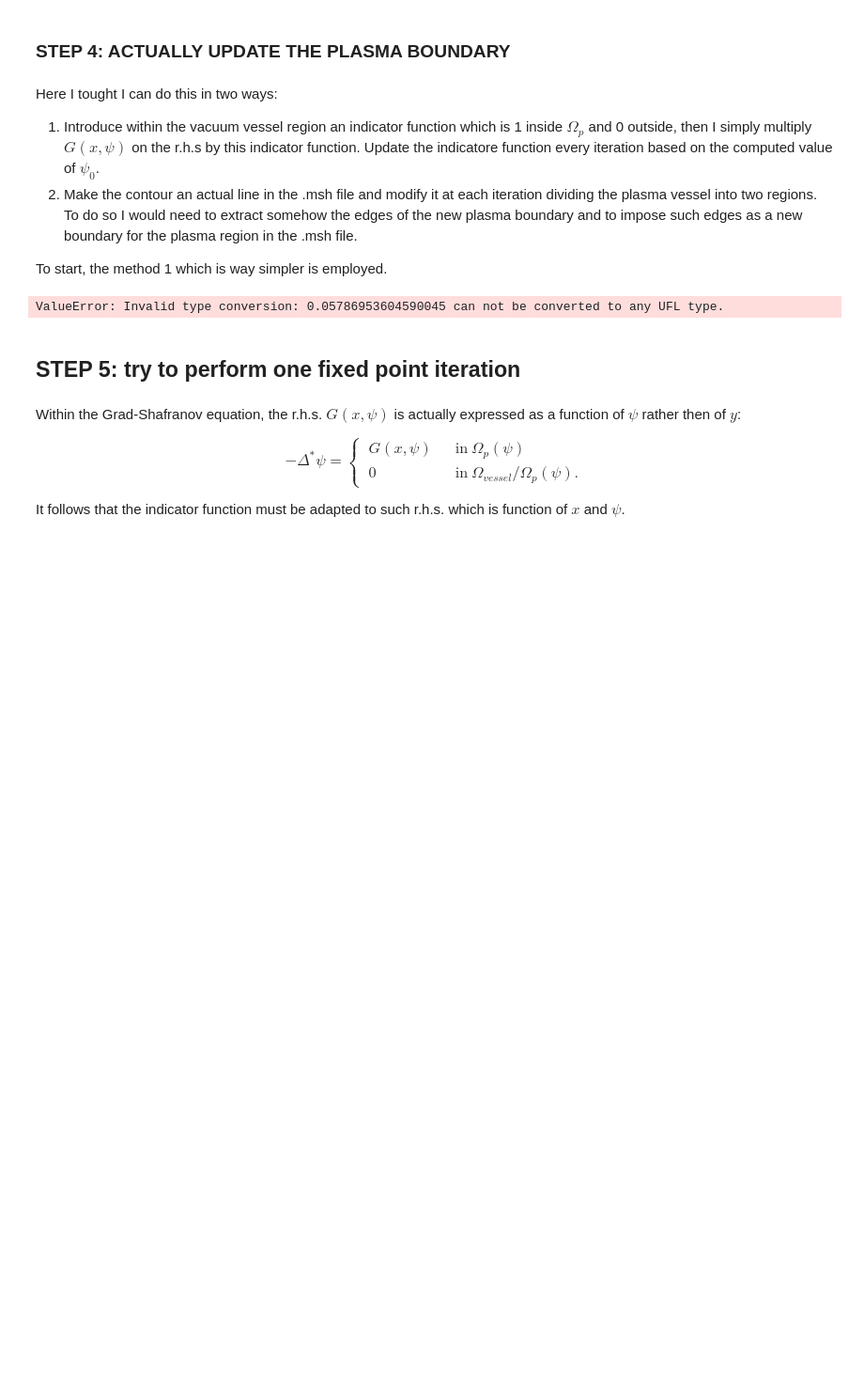
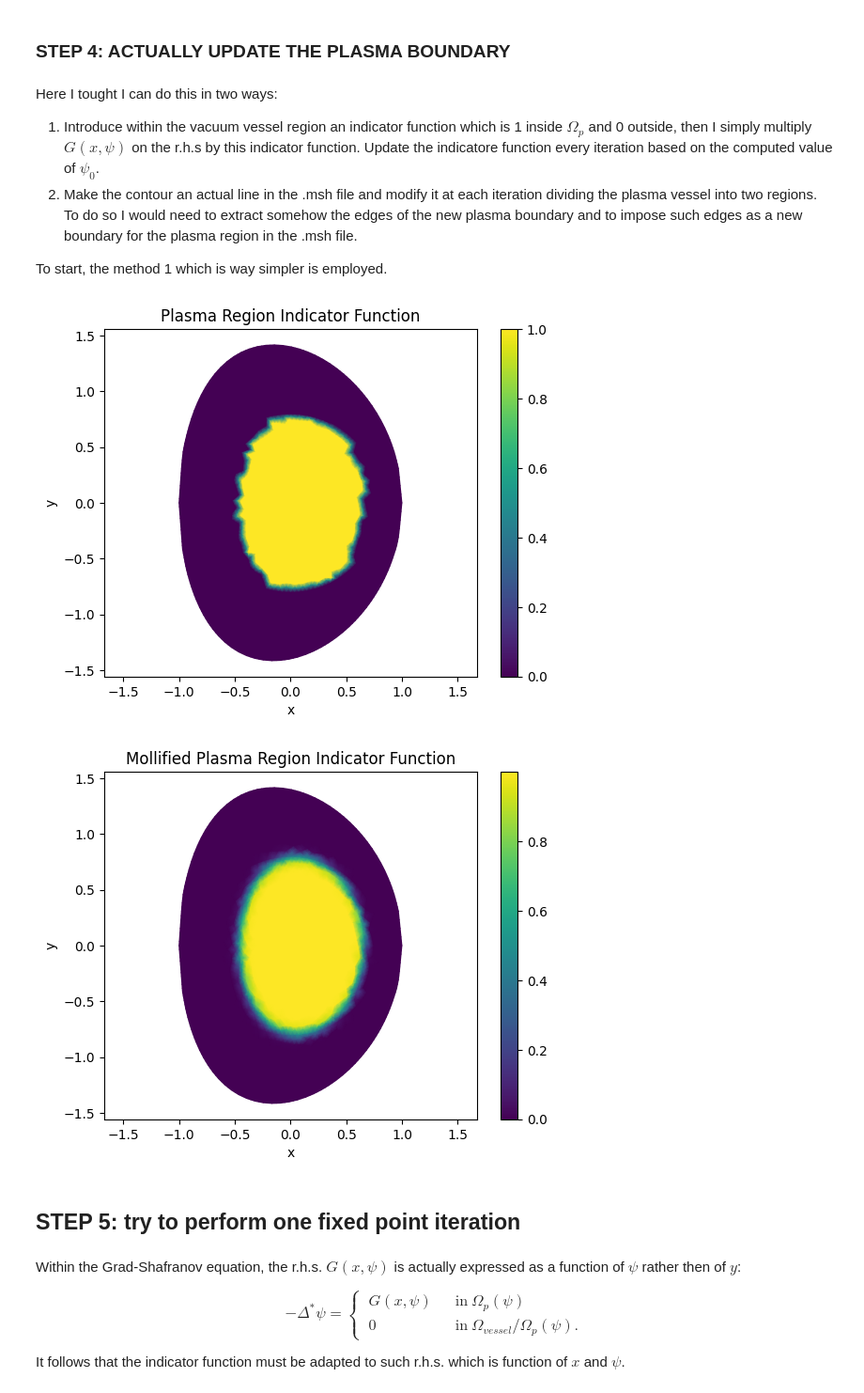
Before and after one commit to lucaciarimboli/tesi, a Jupyter notebook: Firedrake/PlasmaBoundary.ipynb, the cells around one changed output. Shown at 94% size. Cells and saved outputs as stored; diff of their text form; code cells hidden in the pictures; blank space fills up the shorter version.

```diff
--- a/Firedrake/PlasmaBoundary.ipynb
+++ b/Firedrake/PlasmaBoundary.ipynb
@@ -182,4 +173,7 @@ plt.show()
 # Compute max(psi) at the limiter points:
 limiter_nodes = DirichletBC(V, 0.0, 3).nodes # Use BCs as a tool to extract the limiter nodes
 psi0 = max(psi.dat.data[limiter_nodes]) # Extract the maximum psi value at the limiter points
+
+psi0_func = Function(V)
+psi0_func.interpolate(Constant(psi0)) # Interpolate the maximum psi value at the limiter points
 # %% [output]
@@ -234,22 +219,38 @@ Here I tought I can do this in two ways:
 
 To start, the method 1 which is way simpler is employed.
 # %%
+from firedrake.__future__ import interpolate # Firedrake mi ha detto di importare questo con un warning
+
 # Indicator function for the plasma region
 
 # Firedrake Function format:
-Plasma_Indicator = Function(V)
-Plasma_Indicator.interpolate(conditional(psi > psi0, 1.0, 0.0))
+#Plasma_Indicator = Function(V)
+Plasma_Indicator = assemble(interpolate(conditional(psi > psi0_func, 1.0, 0.0), V))
+
+# Mollified mask using the new interpolate behavior
+epsilon = 0.05
+mollified_mask = assemble(interpolate(0.5 + 0.5 * tanh((psi - psi0) / (epsilon * psi0)),V))
 
 # Plot the mask
 fig, ax = plt.subplots()
 plt.colorbar(tripcolor(Plasma_Indicator, axes=ax))
 plt.title("Plasma Region Indicator Function")
 plt.xlabel("x")
 plt.ylabel("y")
 plt.axis('equal')
 plt.show()
+
+# Plot the mollified mask
+fig, ax = plt.subplots()
+plt.colorbar(tripcolor(mollified_mask, axes=ax))
+plt.title("Mollified Plasma Region Indicator Function")
+plt.xlabel("x")
+plt.ylabel("y")
+plt.axis('equal')
+plt.show()
 # %% [output]
-ValueError: Invalid type conversion: 0.05786953604590045 can not be converted to any UFL type.
+[figure, added]
+[figure, added]
 # %% [markdown]
 ## STEP 5: try to perform one fixed point iteration
 # %% [markdown]
```
Also changed, not shown: parts of 4 cells of this notebook, 3 other files.
